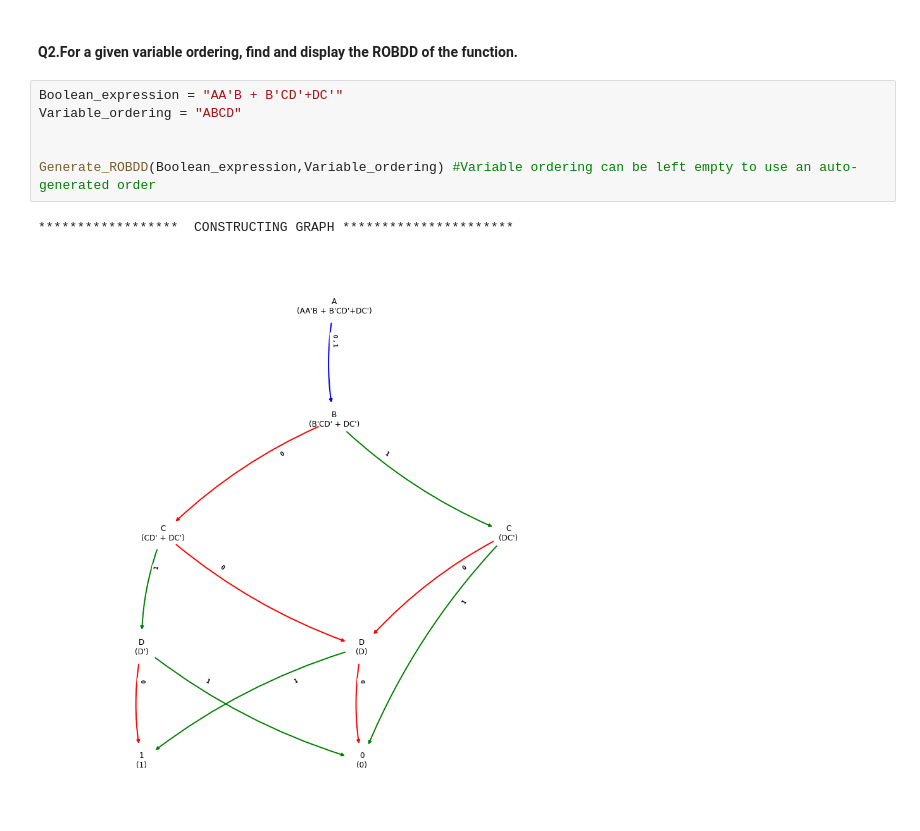
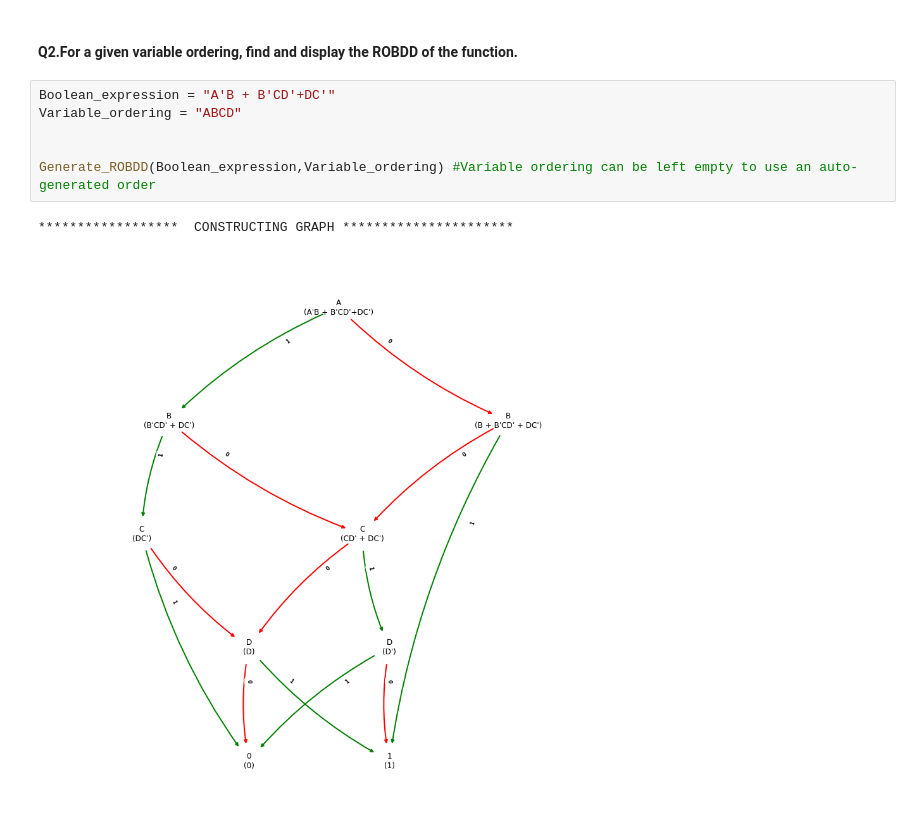
Before and after one commit to Adithya-Jayan/EC444_SODC, a Jupyter notebook: Assignment1_181EC102_AdithyaJayan.ipynb, the cells around one changed output. Drawn from its saved outputs; the diff is of its cells as text.

```diff
--- a/Assignment1_181EC102_AdithyaJayan.ipynb
+++ b/Assignment1_181EC102_AdithyaJayan.ipynb
@@ -332,11 +331,11 @@ def Generate_ROBDD(expression,variables=None):
 # %% [markdown]
 #### Q2.For a given variable ordering, find and display the ROBDD of the function.
 # %%
-Boolean_expression = "AA'B + B'CD'+DC'"
+Boolean_expression = "A'B + B'CD'+DC'"
 Variable_ordering = "ABCD"
 
 
 Generate_ROBDD(Boolean_expression,Variable_ordering) #Variable ordering can be left empty to use an auto-generated order
 # %% [output]
 ******************  CONSTRUCTING GRAPH **********************
-[figure, old version]
+[figure, new version]
```
Also changed, not shown: parts of 1 cell of this notebook, 1 other file.
